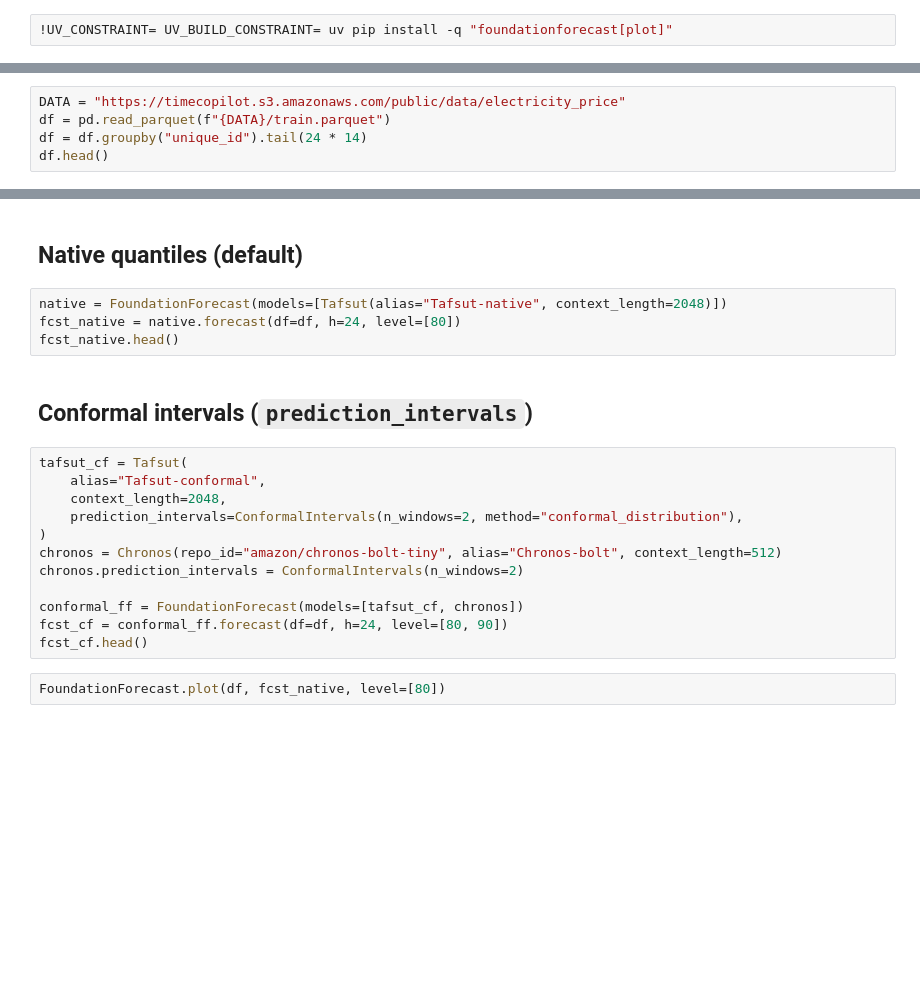
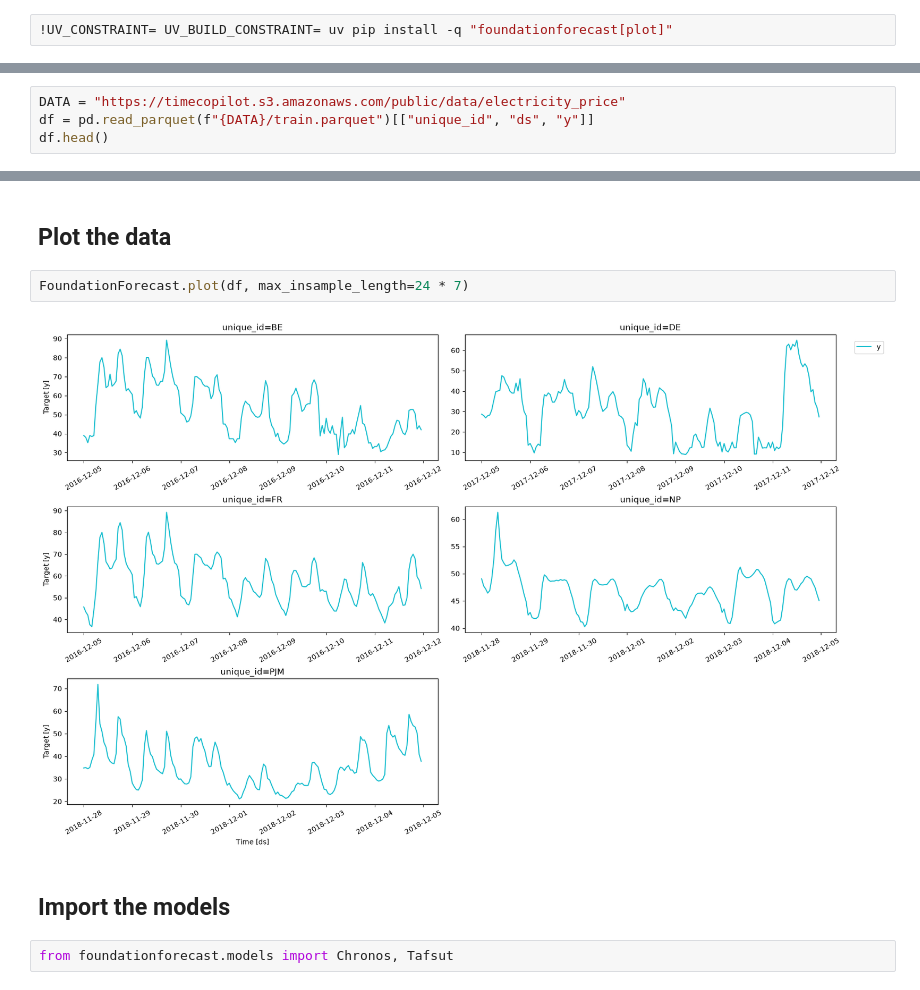
Before and after one commit to TimeCopilot/foundationforecast, a Jupyter notebook: docs/examples/conformal-prediction.ipynb, the cells around one changed output, grey strips where cells are left out. Saved outputs shown, nothing was run; the diff lists cells and outputs as text; blank space fills up the shorter version.

Commit message:
docs(conformal): runnable API snippet and executed holdout notebook
Co-authored-by: Cursor <cursoragent@cursor.com>

```diff
--- a/docs/examples/conformal-prediction.ipynb
+++ b/docs/examples/conformal-prediction.ipynb
@@ -17,5 +50,4 @@ from foundationforecast.models import Chronos, Tafsut
 # %%
 DATA = "https://timecopilot.s3.amazonaws.com/public/data/electricity_price"
-df = pd.read_parquet(f"{DATA}/train.parquet")
-df = df.groupby("unique_id").tail(24 * 14)
+df = pd.read_parquet(f"{DATA}/train.parquet")[["unique_id", "ds", "y"]]
 df.head()
@@ -22,22 +61,10 @@ df.head()
-# %% [markdown]
-## Native quantiles (default)
-# %%
-native = FoundationForecast(models=[Tafsut(alias="Tafsut-native", context_length=2048)])
-fcst_native = native.forecast(df=df, h=24, level=[80])
-fcst_native.head()
-# %% [markdown]
-## Conformal intervals (`prediction_intervals`)
-# %%
-tafsut_cf = Tafsut(
-    alias="Tafsut-conformal",
-    context_length=2048,
-    prediction_intervals=ConformalIntervals(n_windows=2, method="conformal_distribution"),
-)
-chronos = Chronos(repo_id="amazon/chronos-bolt-tiny", alias="Chronos-bolt", context_length=512)
-chronos.prediction_intervals = ConformalIntervals(n_windows=2)
-
-conformal_ff = FoundationForecast(models=[tafsut_cf, chronos])
-fcst_cf = conformal_ff.forecast(df=df, h=24, level=[80, 90])
-fcst_cf.head()
+# %% [markdown]
+## Plot the data
 # %%
-FoundationForecast.plot(df, fcst_native, level=[80])
+FoundationForecast.plot(df, max_insample_length=24 * 7)
+# %% [output]
+[figure, added]
+# %% [markdown]
+## Import the models
+# %%
+from foundationforecast.models import Chronos, Tafsut
```
Also changed, not shown: parts of 22 cells of this notebook, 1 other file.
